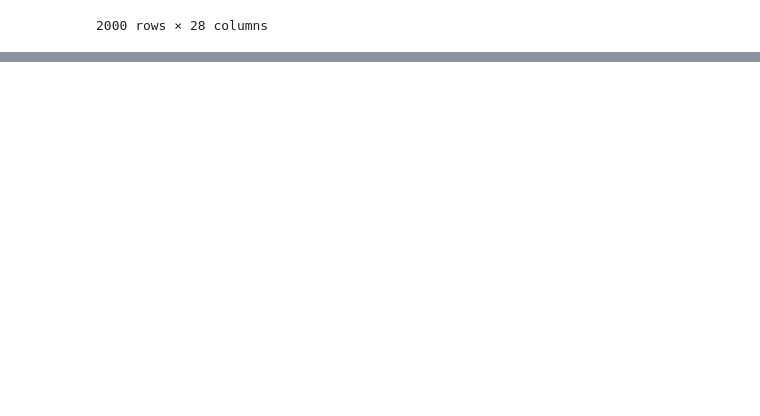
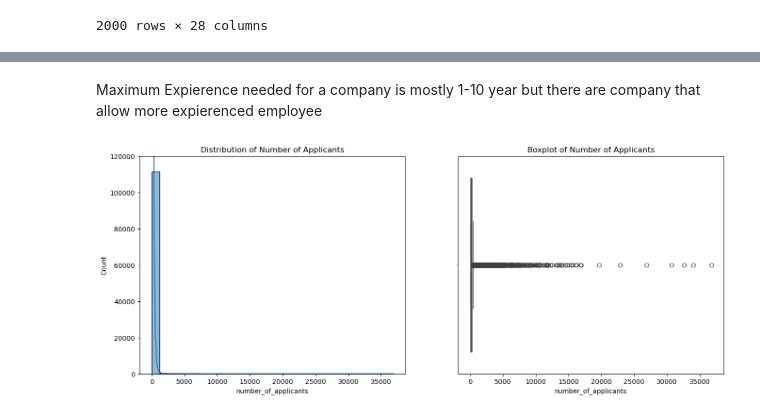
Before and after one commit to varunkumar-2107/MLCoE-Tasks, a Jupyter notebook: Task_1/task.ipynb, the cells around one changed output, grey strips where cells are left out. Drawn from its saved outputs; the diff is of its cells as text; code cells hidden in the pictures; blank space fills up the shorter version.

```diff
--- a/Task_1/task.ipynb
+++ b/Task_1/task.ipynb
@@ -117,0 +195,17 @@ df[df["job_id"].duplicated()].sort_values("job_id")
+# %% [markdown]
+Maximum Expierence needed for a company is mostly 1-10 year but there are company that allow more expierenced employee
+# %%
+# number_of_applicants
+plt.figure(figsize=(16,6))
+plt.subplot(1,2,1)
+sns.histplot(df['number_of_applicants'], bins=30, kde=True)
+plt.ylim(0,120000)
+plt.title('Distribution of Number of Applicants')
+
+plt.subplot(1,2,2)
+sns.boxplot(x='number_of_applicants', data=df)
+plt.title('Boxplot of Number of Applicants')
+
+plt.show()
+# %% [output]
+[figure, added]
```
Also changed, not shown: parts of 23 cells of this notebook.
